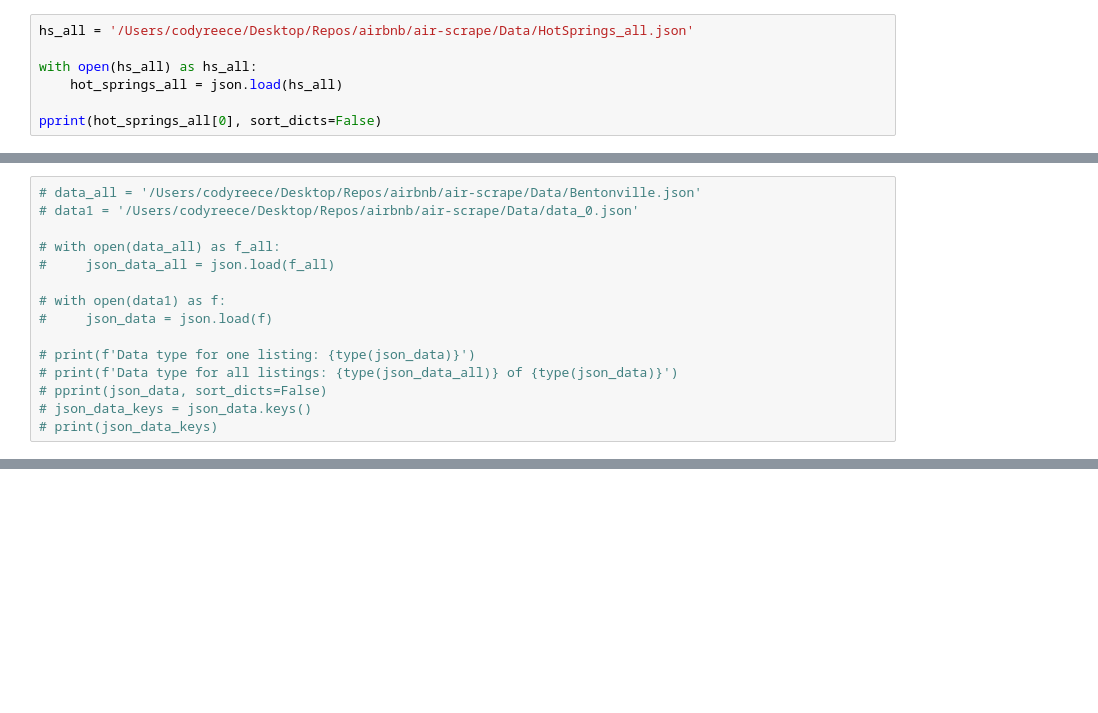
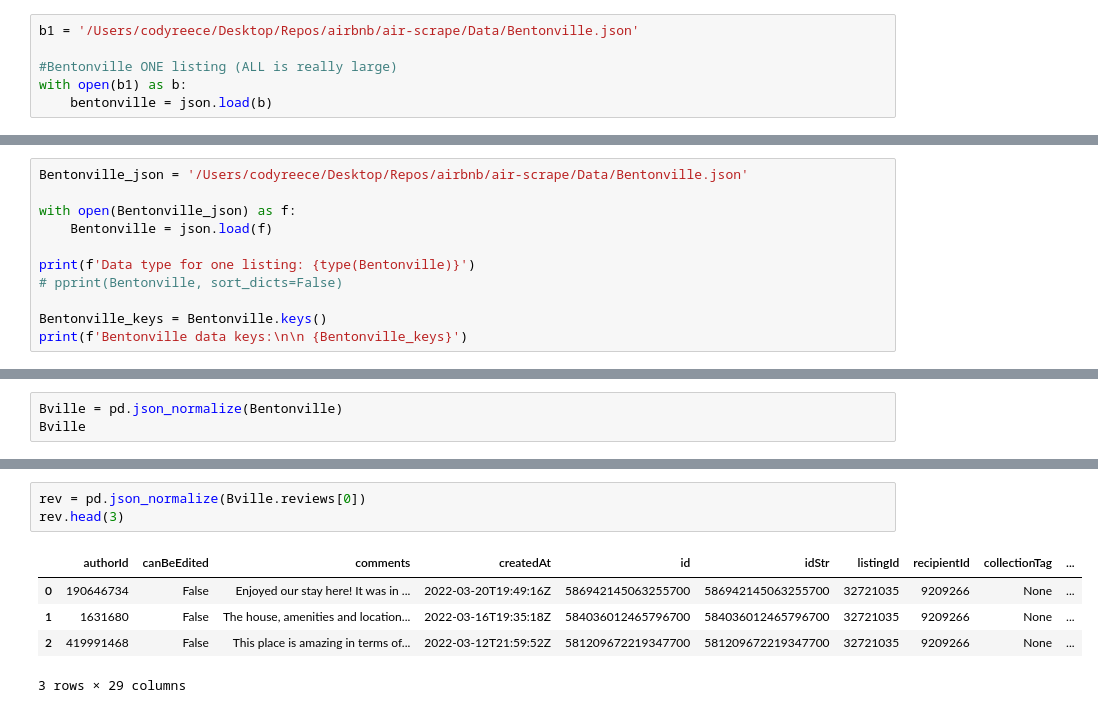
Before and after one commit to Reece323/air-scrape, a Jupyter notebook: Analyzing/main.ipynb, the cells around one changed output, grey strips where cells are left out. Saved outputs shown, nothing was run; the diff lists cells and outputs as text; blank space fills up the shorter version.

```diff
--- a/Analyzing/main.ipynb
+++ b/Analyzing/main.ipynb
@@ -8,9 +17,8 @@ from rich.console import Console
 console = Console()
 print = console.print
 # %%
-hs_all = '/Users/codyreece/Desktop/Repos/airbnb/air-scrape/Data/HotSprings_all.json'
+b1 = '/Users/codyreece/Desktop/Repos/airbnb/air-scrape/Data/Bentonville.json'
 
-with open(hs_all) as hs_all:
-    hot_springs_all = json.load(hs_all)
-
-pprint(hot_springs_all[0], sort_dicts=False)
+#Bentonville ONE listing (ALL is really large)
+with open(b1) as b:
+    bentonville = json.load(b)
@@ -35,15 +25,11 @@ pprint(hot_springs_all[0], sort_dicts=False)
 # %%
-# data_all = '/Users/codyreece/Desktop/Repos/airbnb/air-scrape/Data/Bentonville.json'
-# data1 = '/Users/codyreece/Desktop/Repos/airbnb/air-scrape/Data/data_0.json'
+Bentonville_json = '/Users/codyreece/Desktop/Repos/airbnb/air-scrape/Data/Bentonville.json'
 
-# with open(data_all) as f_all:
-#     json_data_all = json.load(f_all)
+with open(Bentonville_json) as f:
+    Bentonville = json.load(f)
 
-# with open(data1) as f:
-#     json_data = json.load(f)
+print(f'Data type for one listing: {type(Bentonville)}')
+# pprint(Bentonville, sort_dicts=False)
 
-# print(f'Data type for one listing: {type(json_data)}')
-# print(f'Data type for all listings: {type(json_data_all)} of {type(json_data)}')
-# pprint(json_data, sort_dicts=False)
-# json_data_keys = json_data.keys()
-# print(json_data_keys)
+Bentonville_keys = Bentonville.keys()
+print(f'Bentonville data keys:\n\n {Bentonville_keys}')
@@ -58,0 +55,3 @@ pprint(hot_springs_all[0], sort_dicts=False)
+# %%
+Bville = pd.json_normalize(Bentonville)
+Bville
@@ -58,0 +62,9 @@ pprint(hot_springs_all[0], sort_dicts=False)
+# %%
+rev = pd.json_normalize(Bville.reviews[0])
+rev.head(3)
+# %% [output]
+|  | authorId | canBeEdited | comments | createdAt | id | idStr | listingId | recipientId | collectionTag | ... |
+| 0 | 190646734 | False | Enjoyed our stay here! It was in ... | 2022-03-20T19:49:16Z | 586942145063255700 | 586942145063255700 | 32721035 | 9209266 | None | ... |
+| 1 | 1631680 | False | The house, amenities and location... | 2022-03-16T19:35:18Z | 584036012465796700 | 584036012465796700 | 32721035 | 9209266 | None | ... |
+| 2 | 419991468 | False | This place is amazing in terms of... | 2022-03-12T21:59:52Z | 581209672219347700 | 581209672219347700 | 32721035 | 9209266 | None | ... |
+3 rows × 29 columns
```
Also changed, not shown: parts of 10 cells of this notebook.
